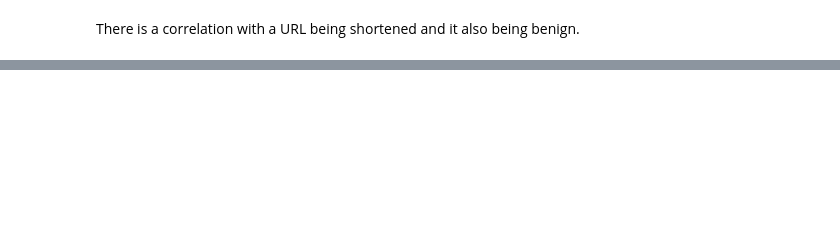
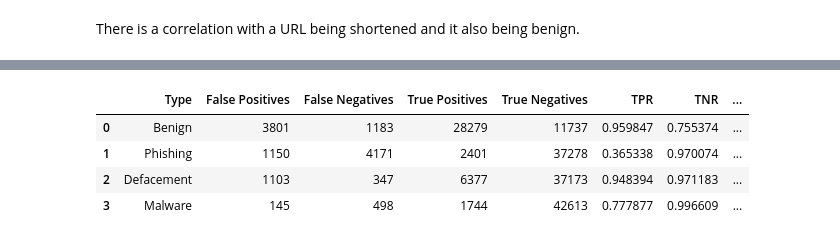
Before and after one commit to jfantab/lexical_analysis_urls, a Jupyter notebook: alao_vector_analysis.ipynb, the cells around one changed output, grey strips where cells are left out. Drawn from its saved outputs; the diff is of its cells as text; code cells hidden in the pictures; blank space fills up the shorter version.

```diff
--- a/alao_vector_analysis.ipynb
+++ b/alao_vector_analysis.ipynb
@@ -350,0 +362,74 @@ Train Accuracy: 86.97257142857143%
+# %%
+# Compute true/false positive/negative rates
+FP = cm_svm.sum(axis=0) - np.diag(cm_svm)
+FN = cm_svm.sum(axis=1) - np.diag(cm_svm)
+TP = np.diag(cm_svm)
+TN = cm_svm.sum() - (FP + FN + TP)
+
+data = {
+    "Type": ["Benign", "Phishing", "Defacement", "Malware"],
+    "False Positives": FP,
+    "False Negatives": FN,
+    "True Positives": TP,
+    "True Negatives": TN,
+}
+
+rates = pd.DataFrame(data)
+
+# True positive rate
+rates["TPR"] = rates.apply(
+    lambda row: row["True Positives"]
+    / (row["True Positives"] + row["False Negatives"]),
+    axis=1,
+)
+
+# True negative rate
+rates["TNR"] = rates.apply(
+    lambda row: row["True Negatives"]
+    / (row["True Negatives"] + row["False Positives"]),
+    axis=1,
+)
+
+# Precision or positive predictive value
+rates["Precision"] = rates.apply(
+    lambda row: row["True Positives"]
+    / (row["True Positives"] + row["False Positives"]),
+    axis=1,
+)
+
+# Negative predictive value
+rates["NPV"] = rates.apply(
+    lambda row: row["True Negatives"]
+    / (row["True Negatives"] + row["False Negatives"]),
+    axis=1,
+)
+
+# Fall out or false positive rate
+rates["NPV"] = rates.apply(
+    lambda row: row["False Positives"]
+    / (row["False Positives"] + row["True Negatives"]),
+    axis=1,
+)
+
+# False negative rate
+rates["FNR"] = rates.apply(
+    lambda row: row["False Negatives"]
+    / (row["True Positives"] + row["False Negatives"]),
+    axis=1,
+)
+
+# False discovery rate
+FDR = FP / (TP + FP)
+rates["FDR"] = rates.apply(
+    lambda row: row["False Positives"]
+    / (row["True Positives"] + row["False Positives"]),
+    axis=1,
+)
+
+rates.head()
+# %% [output]
+|  | Type | False Positives | False Negatives | True Positives | True Negatives | TPR | TNR | ... |
+| 0 | Benign | 3801 | 1183 | 28279 | 11737 | 0.959847 | 0.755374 | ... |
+| 1 | Phishing | 1150 | 4171 | 2401 | 37278 | 0.365338 | 0.970074 | ... |
+| 2 | Defacement | 1103 | 347 | 6377 | 37173 | 0.948394 | 0.971183 | ... |
+| 3 | Malware | 145 | 498 | 1744 | 42613 | 0.777877 | 0.996609 | ... |
```
Also changed, not shown: parts of 15 cells of this notebook.
